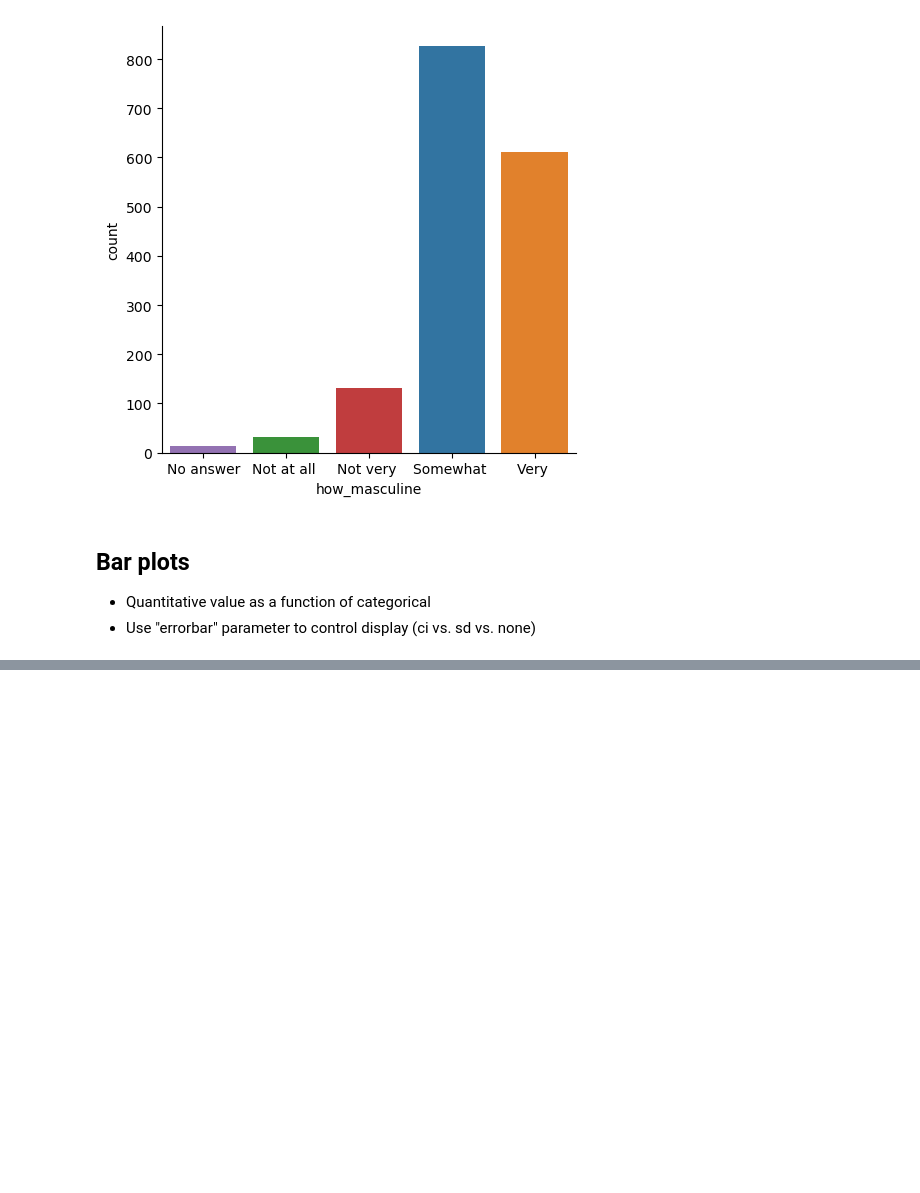
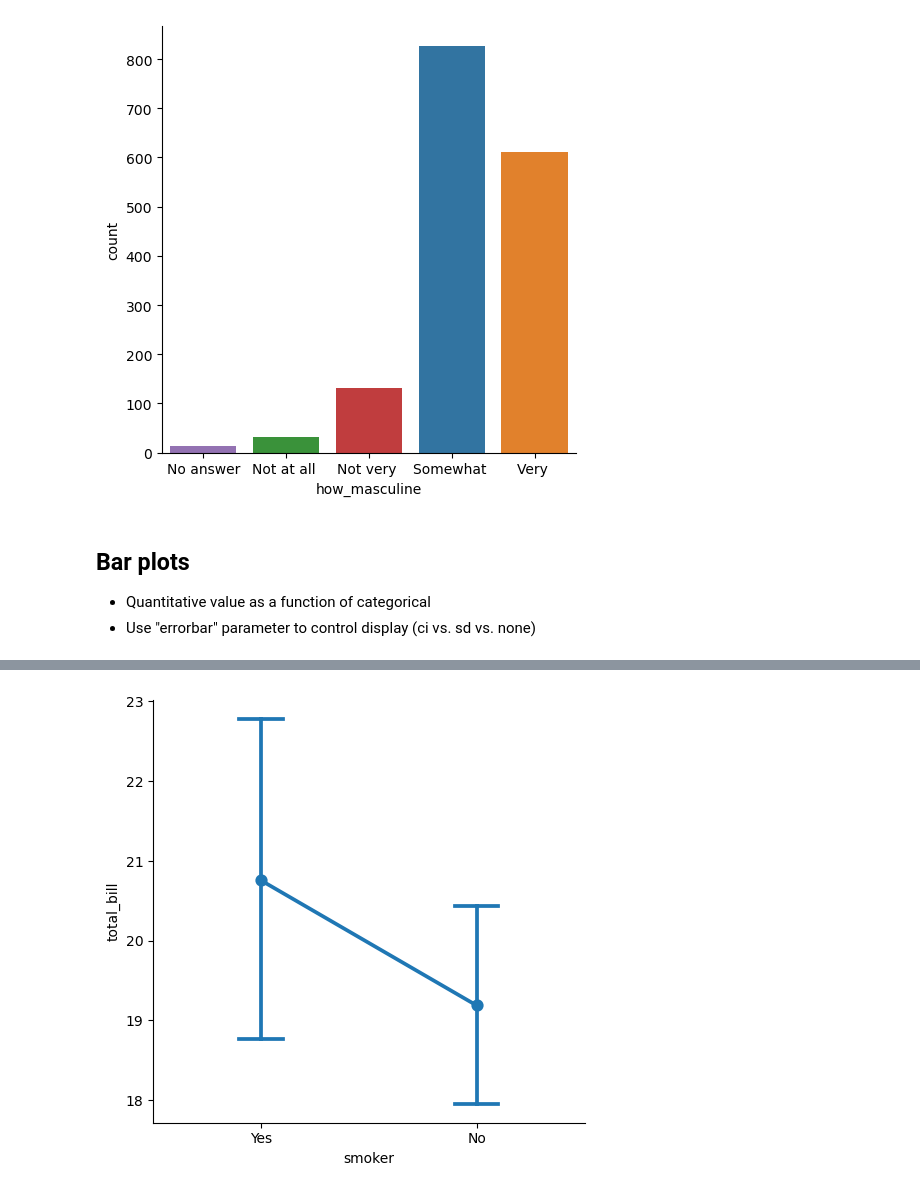
Before and after one commit to LucasFinney/data-portfolio, a Jupyter notebook: Intro to data viz with Seaborn/Visualizing a Categorical and a Quantitative Variable.ipynb, the cells around one changed output, grey strips where cells are left out. Cells and saved outputs as stored; diff of their text form; code cells hidden in the pictures; blank space fills up the shorter version.

```diff
--- a/Intro to data viz with Seaborn/Visualizing a Categorical and a Quantitative Variable.ipynb
+++ b/Intro to data viz with Seaborn/Visualizing a Categorical and a Quantitative Variable.ipynb
@@ -46,0 +63,5 @@ sns.catplot(y="Internet usage", hue="age_cat", data=survey, kind="count")
+# %%
+sns.catplot(x="smoker", y="total_bill", data=tips, kind="point", capsize=0.2)
+plt.show()
+# %% [output]
+[figure, added]
```
Also changed, not shown: parts of 6 cells of this notebook.
